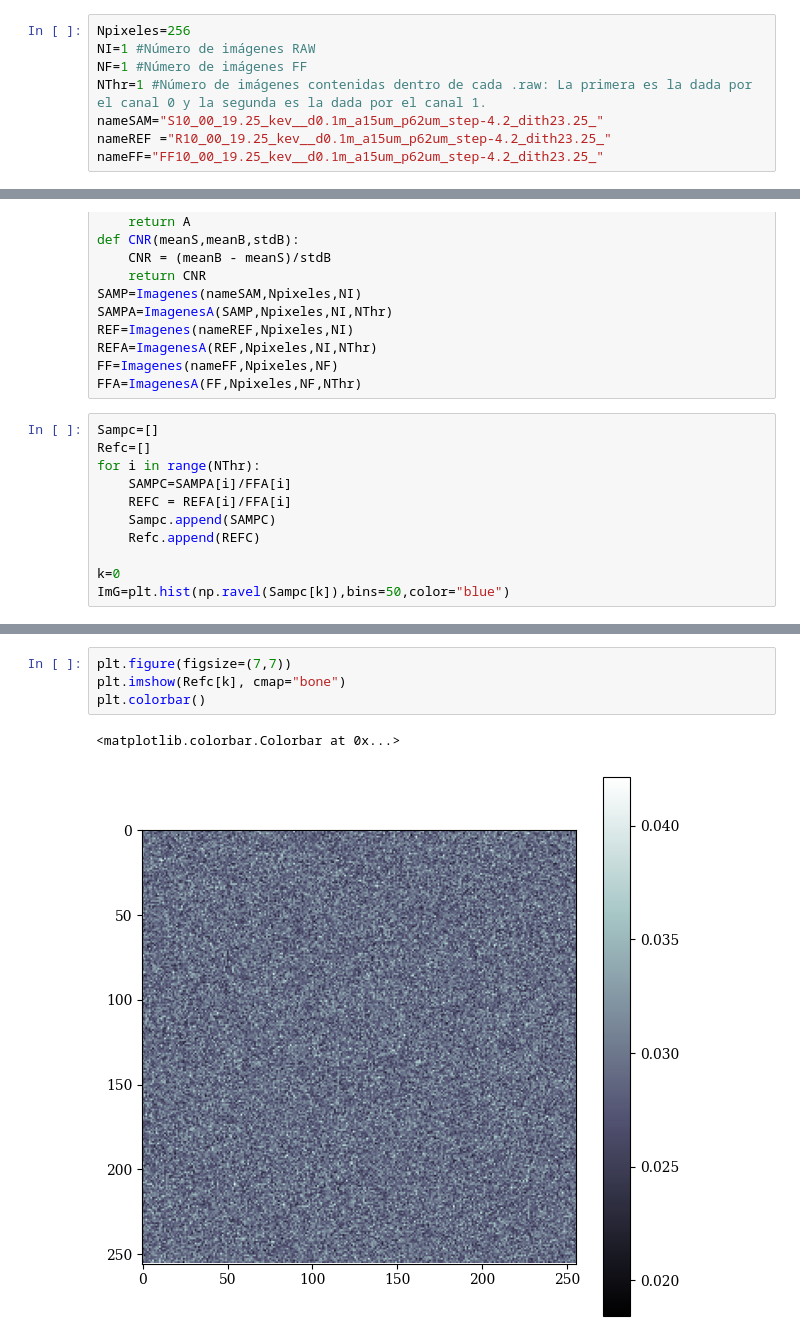
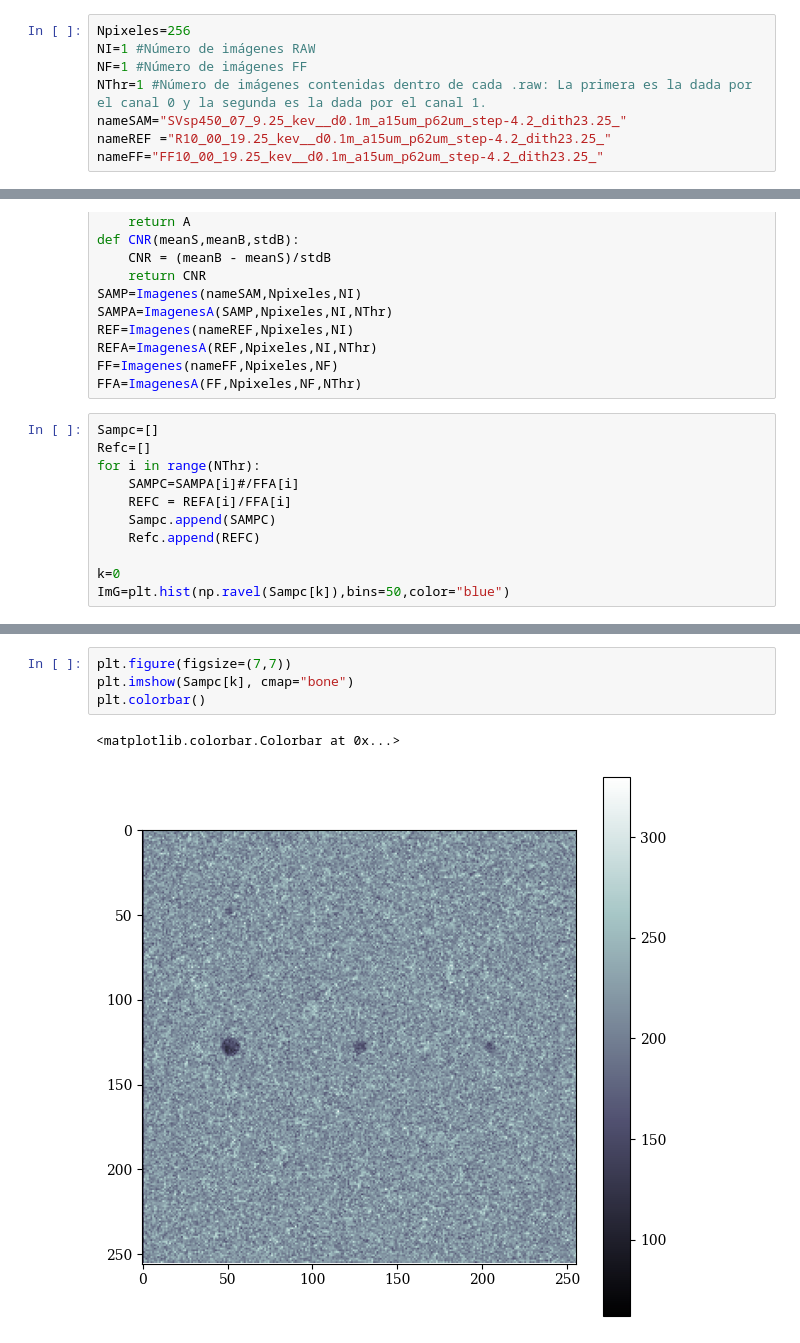
Before and after one commit to roshak1197/CNR_Geant4_Speck, a Jupyter notebook: CNR_C.ipynb, the cells around one changed output, grey strips where cells are left out. Saved outputs shown, nothing was run; the diff lists cells and outputs as text.

```diff
--- a/CNR_C.ipynb
+++ b/CNR_C.ipynb
@@ -13,7 +13,7 @@ Npixeles=256
 NI=1 #Número de imágenes RAW
 NF=1 #Número de imágenes FF
 NThr=1 #Número de imágenes contenidas dentro de cada .raw: La primera es la dada por el canal 0 y la segunda es la dada por el canal 1.
-nameSAM="S10_00_19.25_kev__d0.1m_a15um_p62um_step-4.2_dith23.25_"
+nameSAM="SVsp450_07_9.25_kev__d0.1m_a15um_p62um_step-4.2_dith23.25_"
 nameREF ="R10_00_19.25_kev__d0.1m_a15um_p62um_step-4.2_dith23.25_"
 nameFF="FF10_00_19.25_kev__d0.1m_a15um_p62um_step-4.2_dith23.25_"
 # %%
@@ -89,7 +89,7 @@ FFA=ImagenesA(FF,Npixeles,NF,NThr)
 Sampc=[]
 Refc=[]
 for i in range(NThr):
-    SAMPC=SAMPA[i]/FFA[i]
+    SAMPC=SAMPA[i]#/FFA[i]
     REFC = REFA[i]/FFA[i]
     Sampc.append(SAMPC)
     Refc.append(REFC)
@@ -101,7 +101,7 @@ ImG=plt.hist(np.ravel(Sampc[k]),bins=50,color="blue")
 # %%
 plt.figure(figsize=(7,7))
-plt.imshow(Refc[k], cmap="bone")
+plt.imshow(Sampc[k], cmap="bone")
 plt.colorbar()
 # %% [output]
 <matplotlib.colorbar.Colorbar at 0x...>
-[figure, old version]
+[figure, new version]
```
Also changed, not shown: parts of 1 cell of this notebook, 10 other files.
